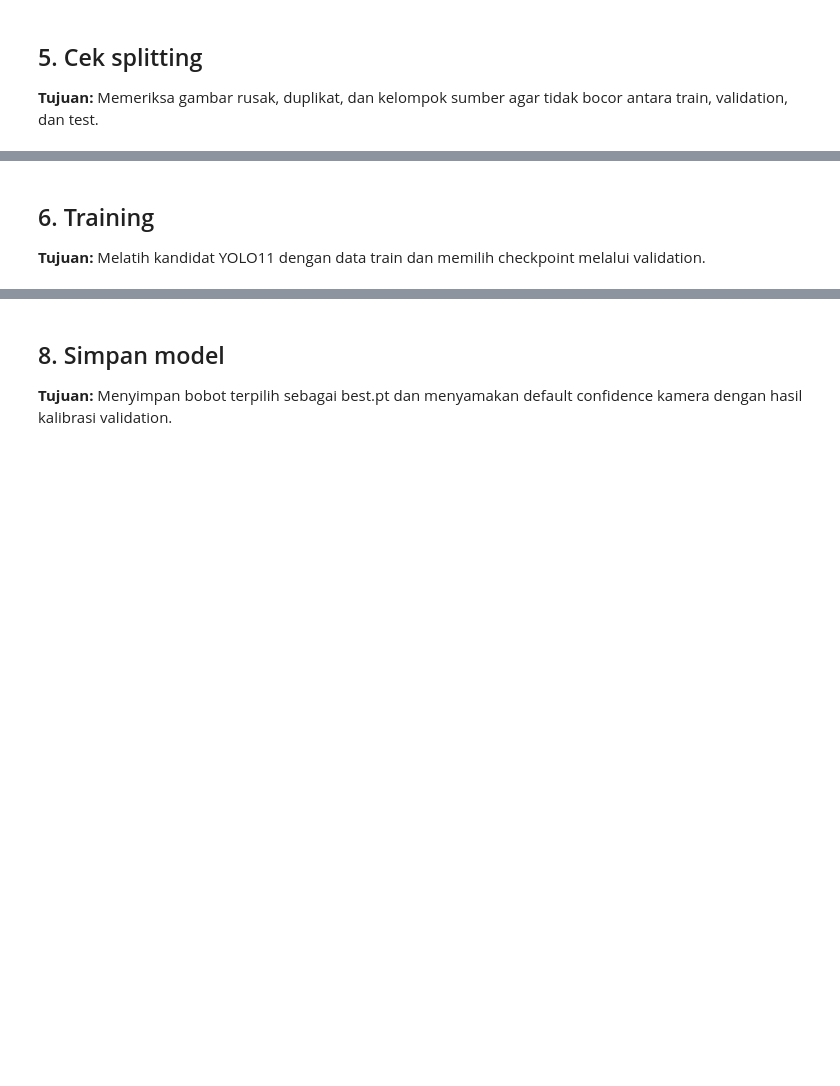
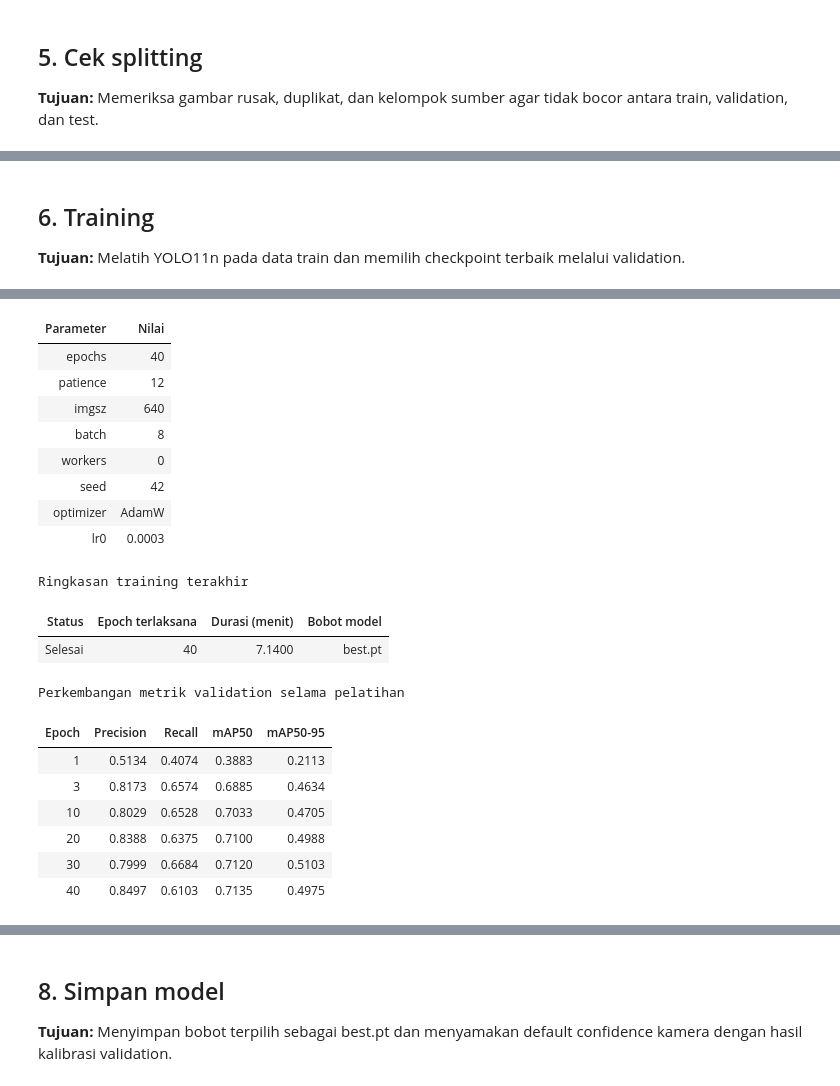
Before and after one commit to gumelarakhirul/SmartWorkspace-Detection-YOLO11, a Jupyter notebook: P5_Object_Detection_YOLO11.ipynb, the cells around one changed output, grey strips where cells are left out. Saved outputs shown, nothing was run; the diff lists cells and outputs as text; code cells hidden in the pictures; blank space fills up the shorter version.

```diff
--- a/P5_Object_Detection_YOLO11.ipynb
+++ b/P5_Object_Detection_YOLO11.ipynb
@@ -186,14 +226,54 @@ Audit manifest gabungan lolos.
 # %% [markdown]
 ## 6. Training
 
-**Tujuan:** Melatih kandidat YOLO11 dengan data train dan memilih checkpoint melalui validation.
+**Tujuan:** Melatih YOLO11n pada data train dan memilih checkpoint terbaik melalui validation.
 # %%
-LATIH_MODEL = True  # Ubah False untuk evaluasi model gabungan yang sudah tersimpan.
+LATIH_MODEL = True
+parameter_training = {'epochs': 40, 'patience': 12, 'imgsz': 640, 'batch': 8, 'workers': 0, 'seed': 42, 'optimizer': 'AdamW', 'lr0': 0.0003}
+tabel('Konfigurasi training', [{'Parameter': k, 'Nilai': str(v)} for k, v in parameter_training.items()])
+if LATIH_MODEL:
+    awal = BEST if BEST.exists() else Path(runtime.name) / 'weights/yolo11n.pt'
+    mulai = time.perf_counter()
+    with log_ringkas():
+        detector_training = YOLO(str(awal))
+        detector_training.train(data=str(DATA_YAML), device=DEVICE, **parameter_training, verbose=False, project=str(work / 'runs'), name='latihan')
+    BOBOT_BARU = Path(detector_training.trainer.save_dir) / 'weights/best.pt'
+    riwayat = pd.read_csv(Path(detector_training.trainer.save_dir) / 'results.csv')
+    riwayat.columns = riwayat.columns.str.strip()
+    tabel(
+        'Ringkasan training',
+        [
+            {
+                'Status': 'Selesai',
+                'Epoch terlaksana': len(riwayat),
+                'Durasi (menit)': round((time.perf_counter() - mulai) / 60, 2),
+                'Bobot model': 'best.pt',
+            },
+        ],
+    )
 
-if LATIH_MODEL:
-    calon=YOLO(str(BEST) if BEST.exists() else str(Path(runtime.name)/'weights/yolo11n.pt'))
-    calon.train(data=str(DATA_YAML),epochs=40,patience=12,imgsz=640,batch=8,
-                device=DEVICE,workers=0,seed=42,optimizer='AdamW',lr0=0.0003,project=str(work/'runs'),name='latihan')
-    BOBOT_BARU=Path(calon.trainer.save_dir)/'weights/best.pt'
-    print('Training selesai. Lanjutkan evaluasi dan cell simpan model.')
+else:
+    assert BEST.is_file(), 'best.pt belum tersedia. Aktifkan LATIH_MODEL.'
+    tabel('Status training', [{'Status': 'Dilewati', 'Model': 'best.pt yang sudah tersedia'}])
+
+    with log_ringkas():
+        riwayat = pd.DataFrame(YOLO(str(BEST)).ckpt.get('train_results', {}))
+
+if not riwayat.empty:
+    riwayat.columns = riwayat.columns.str.strip()
+    daftar_epoch = sorted({1, 3, 10, 20, 30, 40, int(riwayat['epoch'].iloc[-1])})
+    kolom = {
+        'epoch': 'Epoch',
+        'metrics/precision(B)': 'Precision',
+        'metrics/recall(B)': 'Recall',
+        'metrics/mAP50(B)': 'mAP50',
+        'metrics/mAP50-95(B)': 'mAP50-95',
+    }
+    perkembangan = riwayat.loc[riwayat['epoch'].isin(daftar_epoch), list(kolom)].rename(columns=kolom)
+    from decimal import Decimal, ROUND_HALF_UP
+    for nama_kolom in ['Precision', 'Recall', 'mAP50', 'mAP50-95']:
+        perkembangan[nama_kolom] = perkembangan[nama_kolom].map(
+            lambda nilai: str(Decimal(str(nilai)).quantize(Decimal('0.0001'), rounding=ROUND_HALF_UP))
+        )
+    tabel('Perkembangan metrik validation selama pelatihan', perkembangan)
 # %% [output]
@@ -217,3 +281,23 @@ engine\trainer: agnostic_nms=False, amp=True, angle=1.0, augment=False, auto_aug
+| Parameter | Nilai |
+| epochs | 40 |
+| patience | 12 |
+| imgsz | 640 |
+| batch | 8 |
+| workers | 0 |
+| seed | 42 |
+| optimizer | AdamW |
+| lr0 | 0.0003 |
+Ringkasan training terakhir
+| Status | Epoch terlaksana | Durasi (menit) | Bobot model |
+| Selesai | 40 | 7.1400 | best.pt |
+Perkembangan metrik validation selama pelatihan
+| Epoch | Precision | Recall | mAP50 | mAP50-95 |
+| 1 | 0.5134 | 0.4074 | 0.3883 | 0.2113 |
+| 3 | 0.8173 | 0.6574 | 0.6885 | 0.4634 |
+| 10 | 0.8029 | 0.6528 | 0.7033 | 0.4705 |
+| 20 | 0.8388 | 0.6375 | 0.7100 | 0.4988 |
+| 30 | 0.7999 | 0.6684 | 0.7120 | 0.5103 |
+| 40 | 0.8497 | 0.6103 | 0.7135 | 0.4975 |
 # %% [markdown]
 ## 7. Evaluasi
 
```
Also changed, not shown: parts of 12 cells of this notebook.
